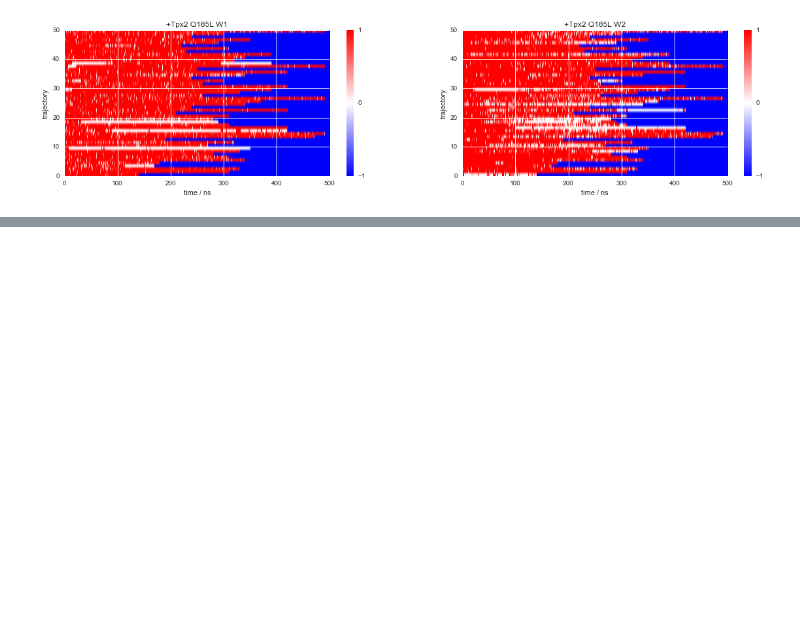
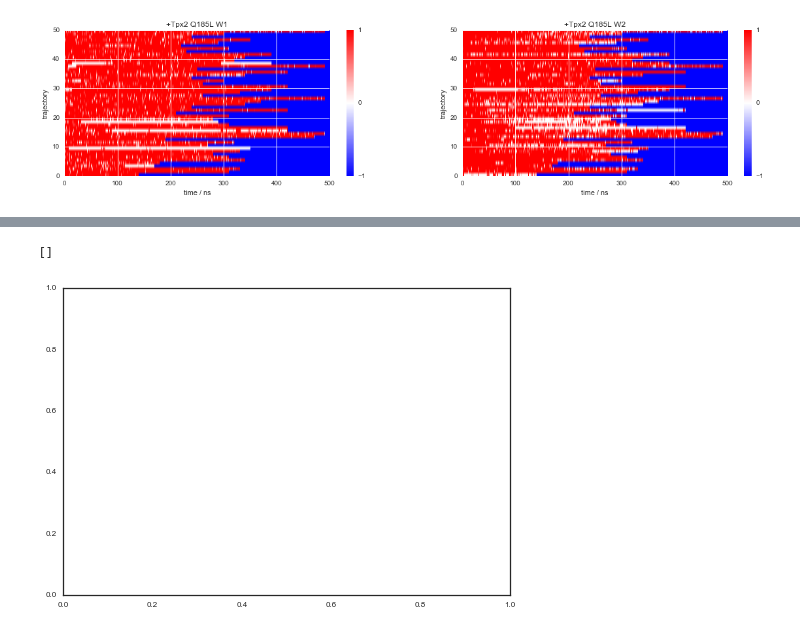
Before and after one commit to choderalab/AURKA_UMN, a Jupyter notebook: analyze/explore-publication-figures.ipynb, the cells around one changed output, grey strips where cells are left out. Cells and saved outputs as stored; diff of their text form; code cells hidden in the pictures; blank space fills up the shorter version.

```diff
--- a/analyze/explore-publication-figures.ipynb
+++ b/analyze/explore-publication-figures.ipynb
@@ -433,0 +452,6 @@ plt.savefig('Fig-3B.pdf')
+# %%
+handles, labels = plt.gca().get_legend_handles_labels()
+labels
+# %% [output]
+[]
+[figure, added]
```
Also changed, not shown: parts of 5 cells of this notebook.
